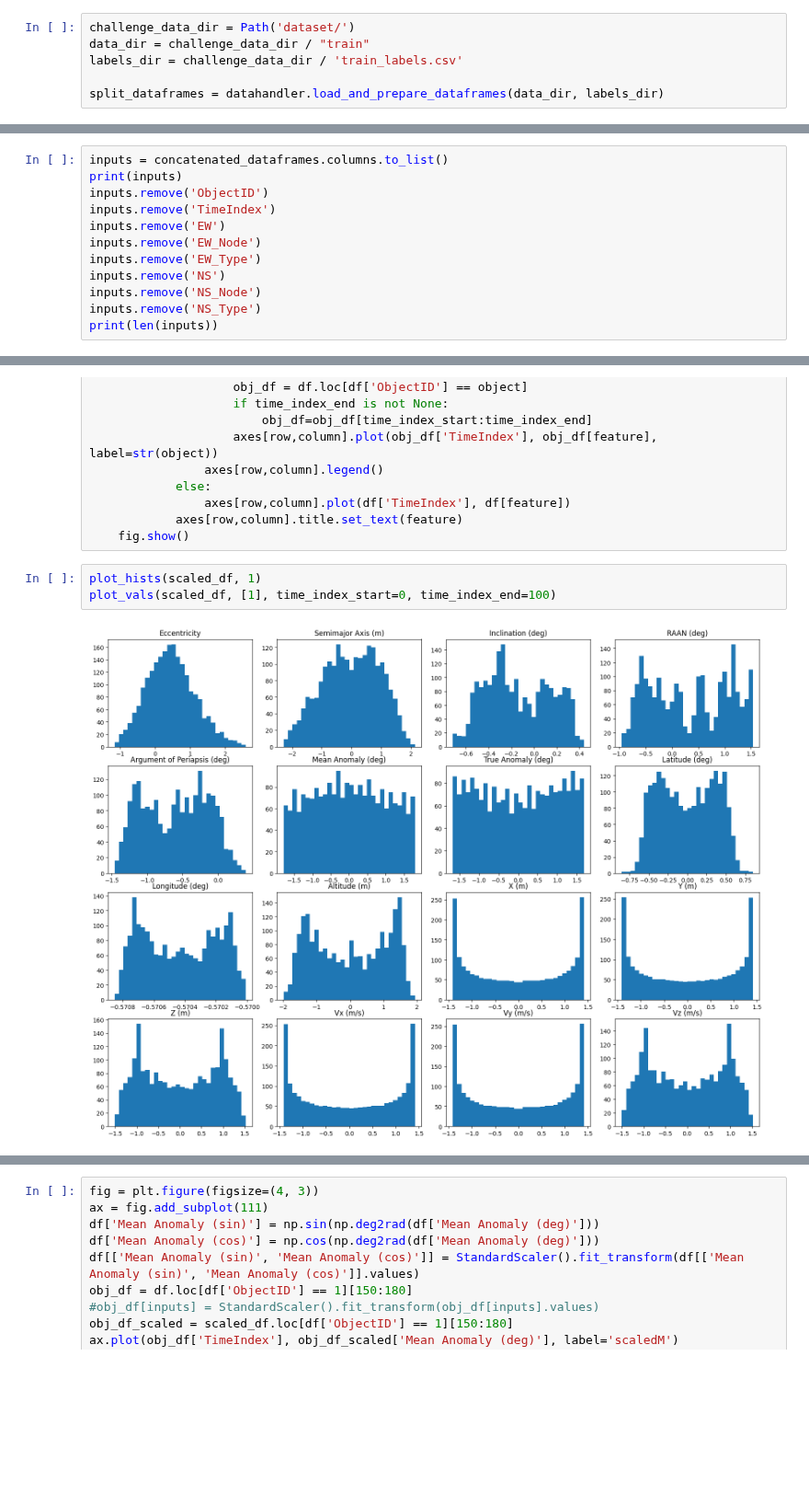
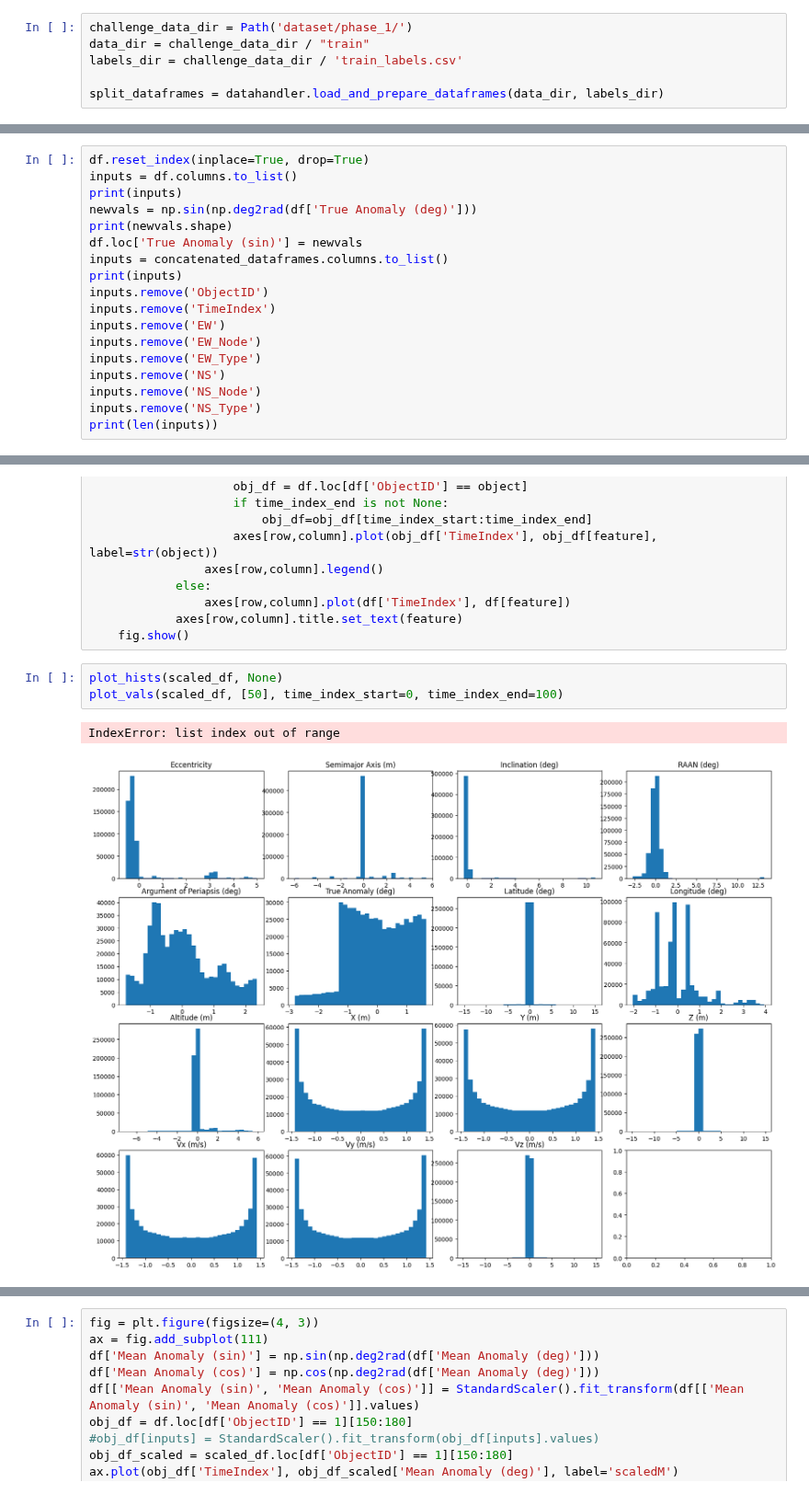
Before and after one commit to DavidBaldsiefen/splid-challenge, a Jupyter notebook: data_analysis.ipynb, the cells around one changed output, grey strips where cells are left out. Shown at 92% size. Saved outputs shown, nothing was run; the diff lists cells and outputs as text; blank space fills up the shorter version.

```diff
--- a/data_analysis.ipynb
+++ b/data_analysis.ipynb
@@ -15,7 +16,7 @@ from base import utils, datahandler, prediction_models, evaluation
 The autoreload extension is already loaded. To reload it, use:
   %reload_ext autoreload
 # %%
-challenge_data_dir = Path('dataset/')
+challenge_data_dir = Path('dataset/phase_1/')
 data_dir = challenge_data_dir / "train"
 labels_dir = challenge_data_dir / 'train_labels.csv'
 
@@ -29,6 +30,12 @@ cols.remove('TimeIndex')
 cols_ordered = ['ObjectID', 'TimeIndex'] + cols
 df = concatenated_dataframes[cols_ordered]
 # %%
+df.reset_index(inplace=True, drop=True)
+inputs = df.columns.to_list()
+print(inputs)
+newvals = np.sin(np.deg2rad(df['True Anomaly (deg)']))
+print(newvals.shape)
+df.loc['True Anomaly (sin)'] = newvals
 inputs = concatenated_dataframes.columns.to_list()
 print(inputs)
 inputs.remove('ObjectID')
@@ -77,7 +90,8 @@ def plot_vals(df, objects=[], time_index_start=0, time_index_end=None):
             axes[row,column].title.set_text(feature)
     fig.show()
 # %%
-plot_hists(scaled_df, 1)
-plot_vals(scaled_df, [1], time_index_start=0, time_index_end=100)
+plot_hists(scaled_df, None)
+plot_vals(scaled_df, [50], time_index_start=0, time_index_end=100)
 # %% [output]
+IndexError: list index out of range
-[figure, old version]
+[figure, new version]
```
Also changed, not shown: parts of 3 cells of this notebook, 2 other files.
